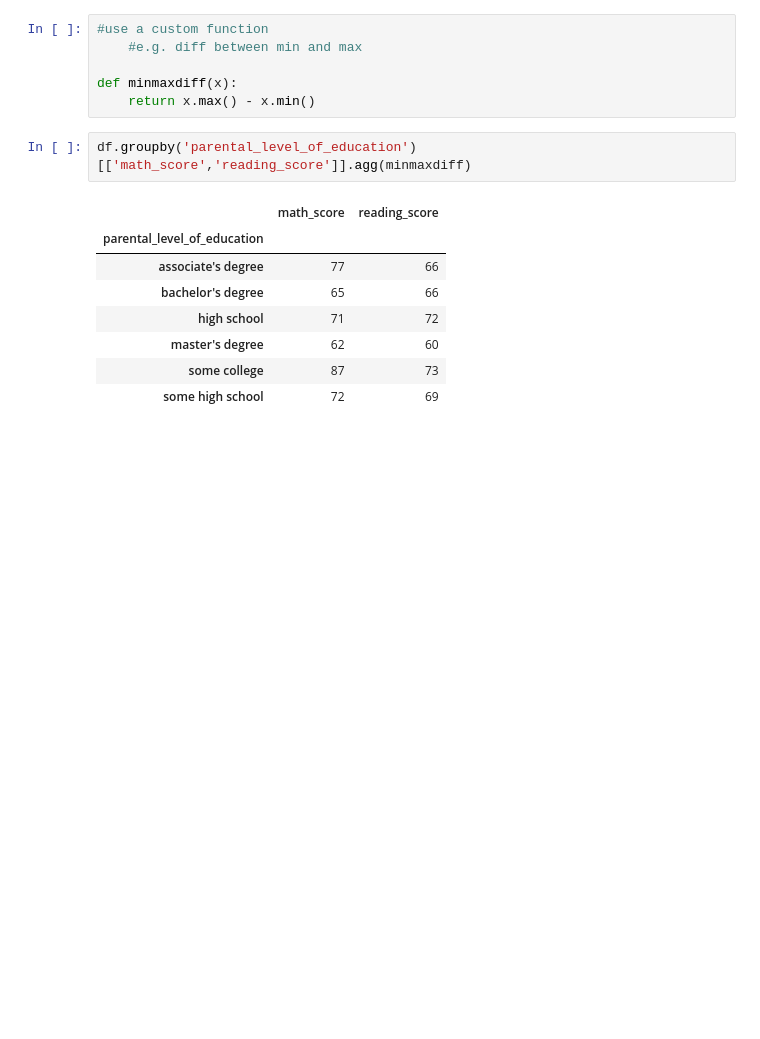
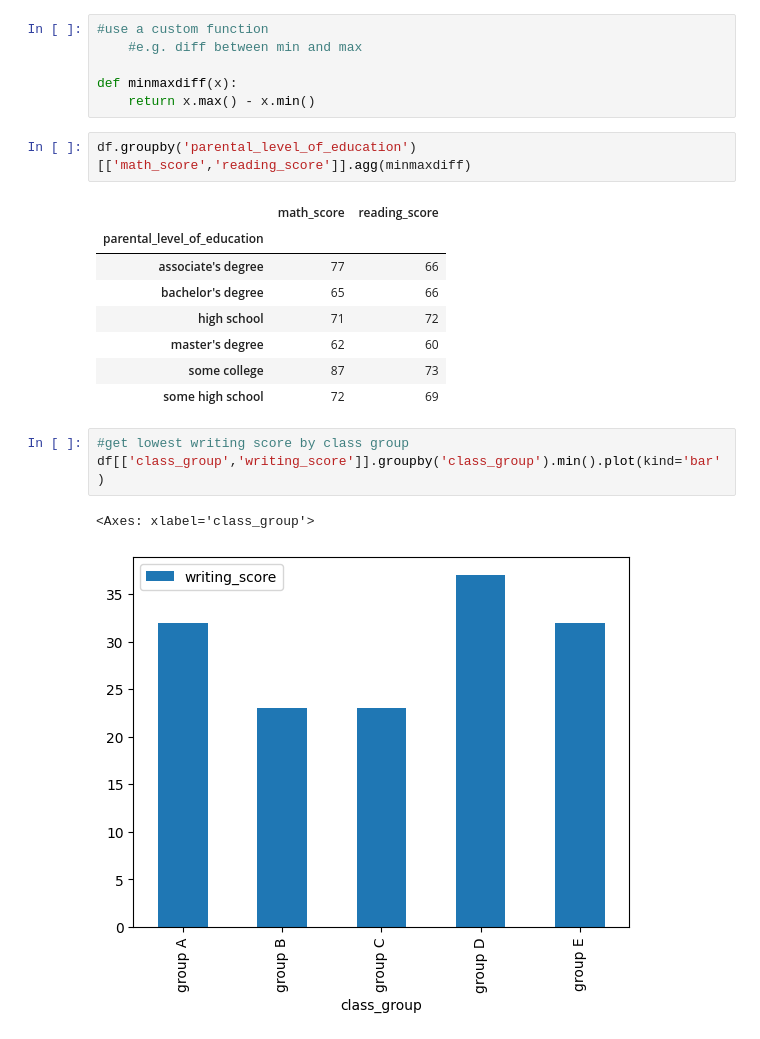
Before and after one commit to chai923/AIML, a Jupyter notebook: 2024-02-10-AIML-Applied Data Science_lecture4_datamanagement.ipynb, the cells around one changed output. Saved outputs shown, nothing was run; the diff lists cells and outputs as text; blank space fills up the shorter version.

Commit message:
lecture updates and group projects

```diff
--- a/2024-02-10-AIML-Applied Data Science_lecture4_datamanagement.ipynb
+++ b/2024-02-10-AIML-Applied Data Science_lecture4_datamanagement.ipynb
@@ -455,3 +468,9 @@ df.groupby('parental_level_of_education')[['math_score','reading_score']].agg(mi
 | master's degree | 62 | 60 |
 | some college | 87 | 73 |
 | some high school | 72 | 69 |
+# %%
+#get lowest writing score by class group
+df[['class_group','writing_score']].groupby('class_group').min().plot(kind='bar')
+# %% [output]
+<Axes: xlabel='class_group'>
+[figure, added]
```
Also changed, not shown: parts of 14 cells of this notebook, 2 other files.
